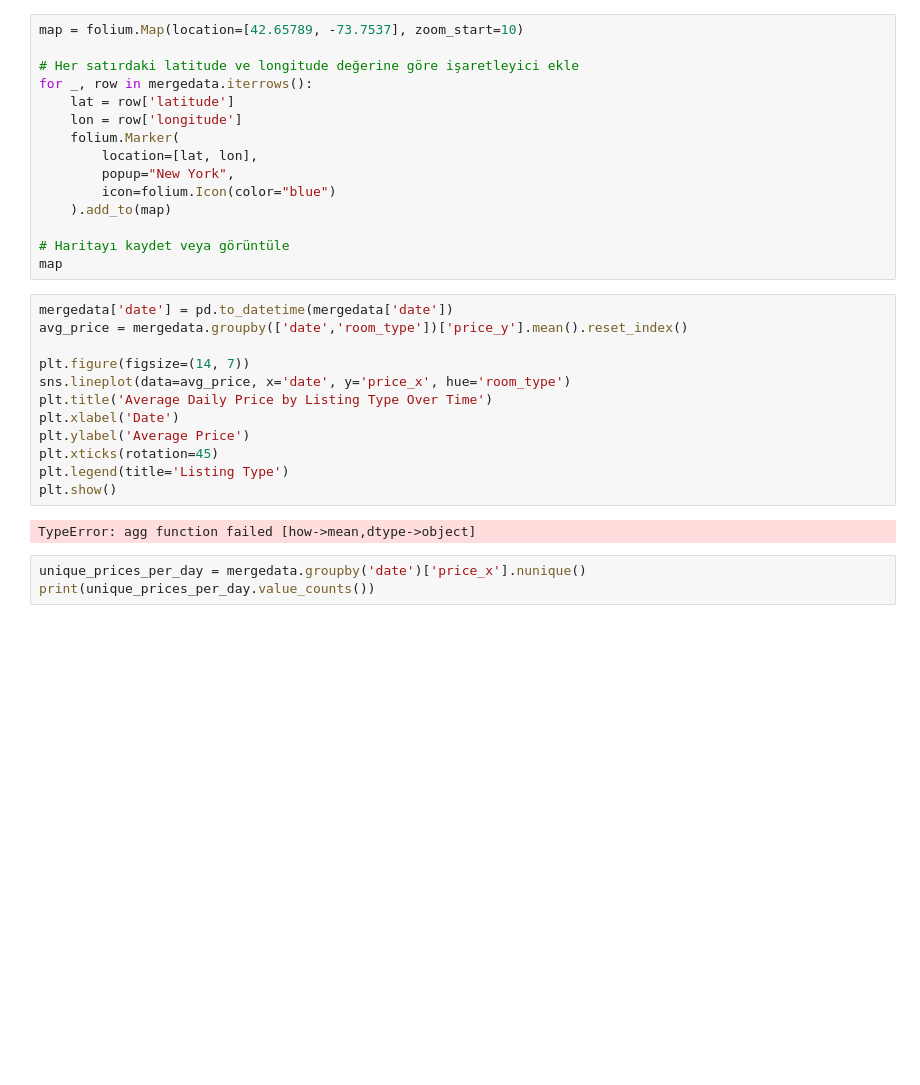
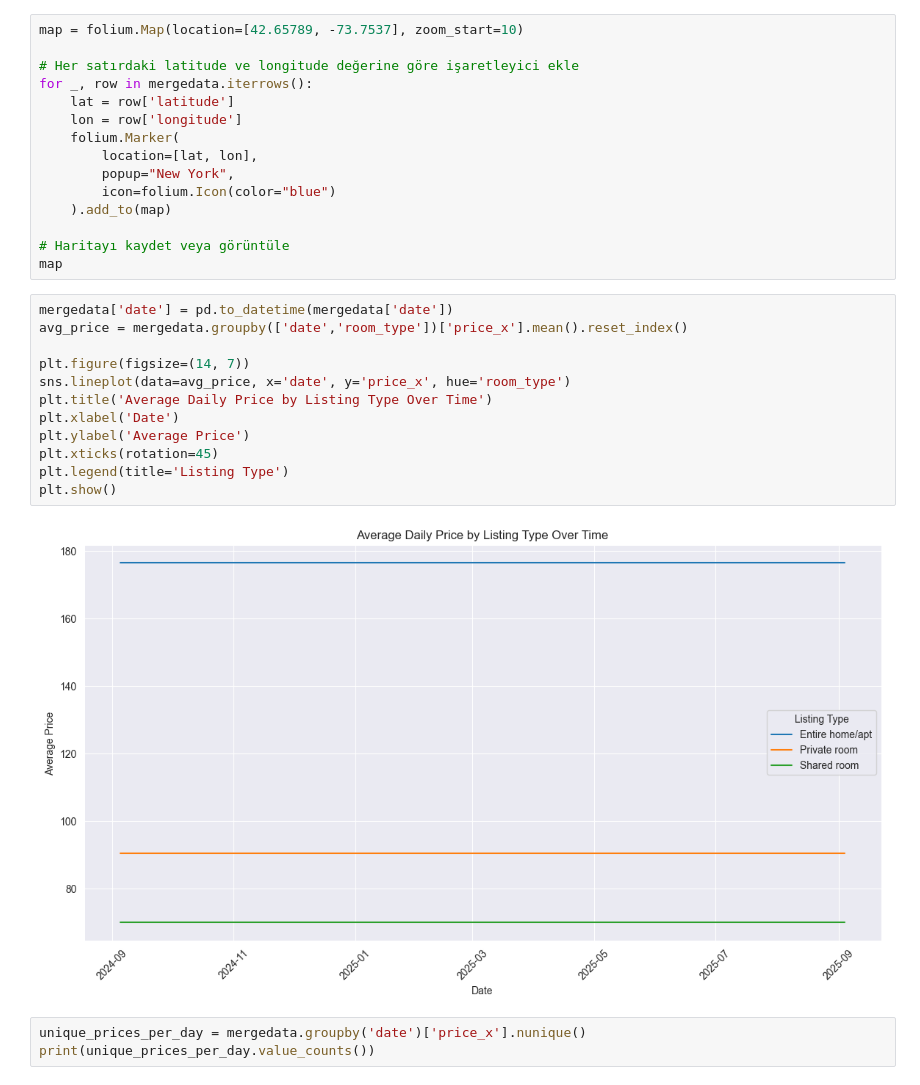
Before and after one commit to mertgenc0/mydsprojects, a Jupyter notebook: AirbnbNewyork/airbnb.ipynb, the cells around one changed output. Drawn from its saved outputs; the diff is of its cells as text; blank space fills up the shorter version.

```diff
--- a/AirbnbNewyork/airbnb.ipynb
+++ b/AirbnbNewyork/airbnb.ipynb
@@ -152,18 +157,18 @@ for _, row in mergedata.iterrows():
 map
 # %%
 mergedata['date'] = pd.to_datetime(mergedata['date'])
-avg_price = mergedata.groupby(['date','room_type'])['price_y'].mean().reset_index()
+avg_price = mergedata.groupby(['date','room_type'])['price_x'].mean().reset_index()
 
 plt.figure(figsize=(14, 7))
 sns.lineplot(data=avg_price, x='date', y='price_x', hue='room_type')
 plt.title('Average Daily Price by Listing Type Over Time')
 plt.xlabel('Date')
 plt.ylabel('Average Price')
 plt.xticks(rotation=45)
 plt.legend(title='Listing Type')
 plt.show()
 # %% [output]
-TypeError: agg function failed [how->mean,dtype->object]
+[figure, added]
 # %%
 unique_prices_per_day = mergedata.groupby('date')['price_x'].nunique()
 print(unique_prices_per_day.value_counts())
```
Also changed, not shown: parts of 5 cells of this notebook, 1 other file.
